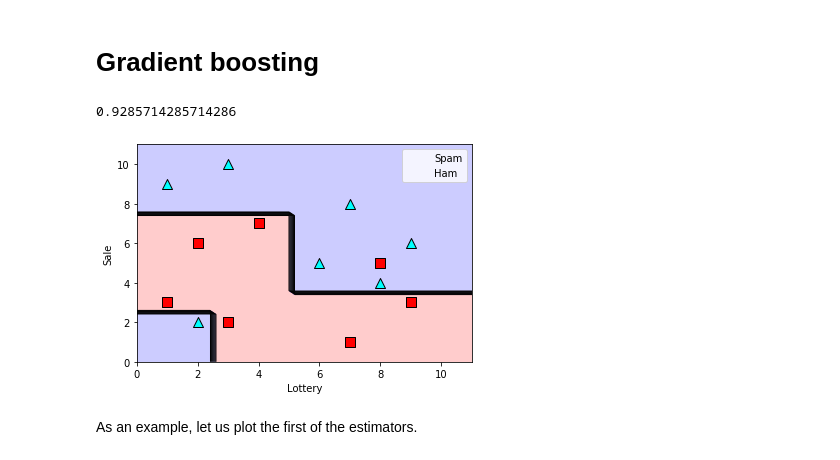
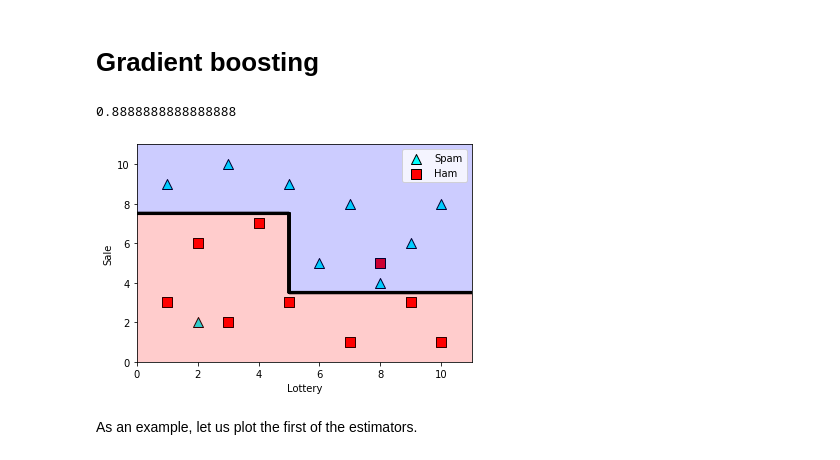
Before and after one commit to luisguiserrano/manning, a Jupyter notebook: Chapter_12_Ensemble_Methods/Ensemble_methods.ipynb, the cells around one changed output. Saved outputs shown, nothing was run; the diff lists cells and outputs as text; code cells hidden in the pictures.

Commit message:
Adding gradient boosting notebook

```diff
--- a/Chapter_12_Ensemble_Methods/Ensemble_methods.ipynb
+++ b/Chapter_12_Ensemble_Methods/Ensemble_methods.ipynb
@@ -240,0 +62,4 @@ for dt in random_forest_model.estimators_:
+# %%
+spam_decision_tree = DecisionTreeClassifier(random_state=0)
+spam_decision_tree.fit(features, labels)
+spam_decision_tree.score(features, labels)
@@ -240,0 +146,5 @@ for dt in random_forest_model.estimators_:
+# %%
+from sklearn.ensemble import RandomForestClassifier
+random_forest_model = RandomForestClassifier(random_state=0, n_estimators=5, max_depth=1)
+random_forest_model.fit(features, labels)
+random_forest_model.score(features, labels)
@@ -242,7 +179,8 @@ for dt in random_forest_model.estimators_:
 # AdaBoost
 # %%
 from sklearn.ensemble import AdaBoostClassifier
+# Set the random_state so that we always get the same results
 adaboost_model = AdaBoostClassifier(random_state=0, n_estimators=6)
-adaboost_model.fit(new_X, new_y)
-adaboost_model.score(new_X, new_y)
+adaboost_model.fit(features, labels)
+adaboost_model.score(features, labels)
 # %% [output]
@@ -272,14 +210,14 @@ array([1., 1., 1., 1., 1., 1.])
 # %%
 from sklearn.ensemble import GradientBoostingClassifier
 gradient_boosting_model = GradientBoostingClassifier(random_state=0, n_estimators=5)
-gradient_boosting_model.fit(new_X, new_y)
-gradient_boosting_model.score(new_X, new_y)
+gradient_boosting_model.fit(features, labels)
+gradient_boosting_model.score(features, labels)
 # %% [output]
-0.9285714285714286
+0.8888888888888888
 # %%
-utils.plot_model(new_X, new_y, gradient_boosting_model)
+utils.plot_model(features, labels, gradient_boosting_model)
 # %% [output]
-[figure, old version]
+[figure, new version]
 # %%
 estimators = gradient_boosting_model.estimators_
 # %% [markdown]
```
Also changed, not shown: parts of 43 cells of this notebook, 5 other files.
